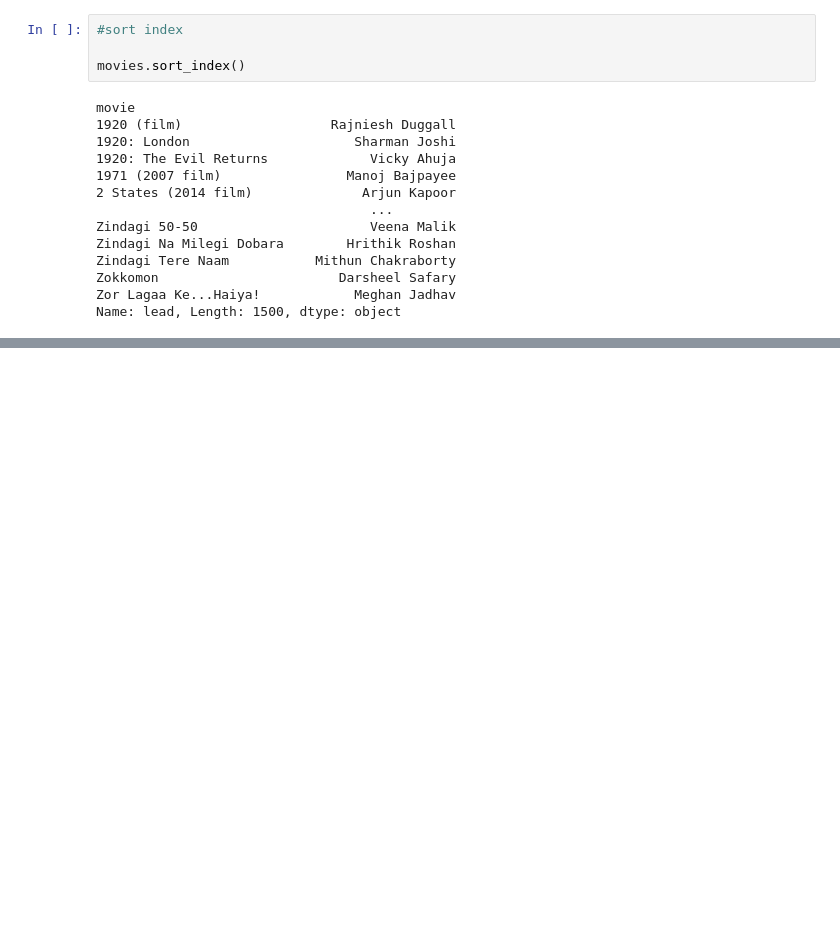
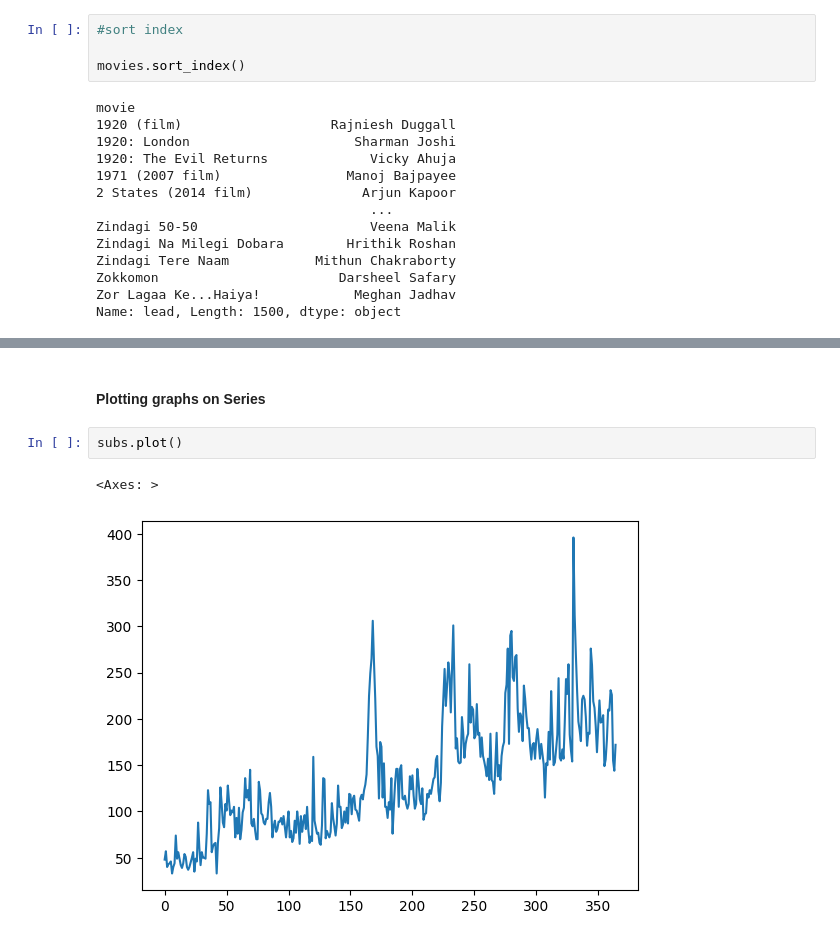
Before and after one commit to AnushaUKumar/DataScience, a Jupyter notebook: pandas.ipynb, the cells around one changed output, grey strips where cells are left out. Drawn from its saved outputs; the diff is of its cells as text; blank space fills up the shorter version.

```diff
--- a/pandas.ipynb
+++ b/pandas.ipynb
@@ -346,0 +620,7 @@ Name: lead, Length: 1500, dtype: object
+# %% [markdown]
+#### Plotting graphs on Series
+# %%
+subs.plot()
+# %% [output]
+<Axes: >
+[figure, added]
```
Also changed, not shown: parts of 42 cells of this notebook, 4 other files.
